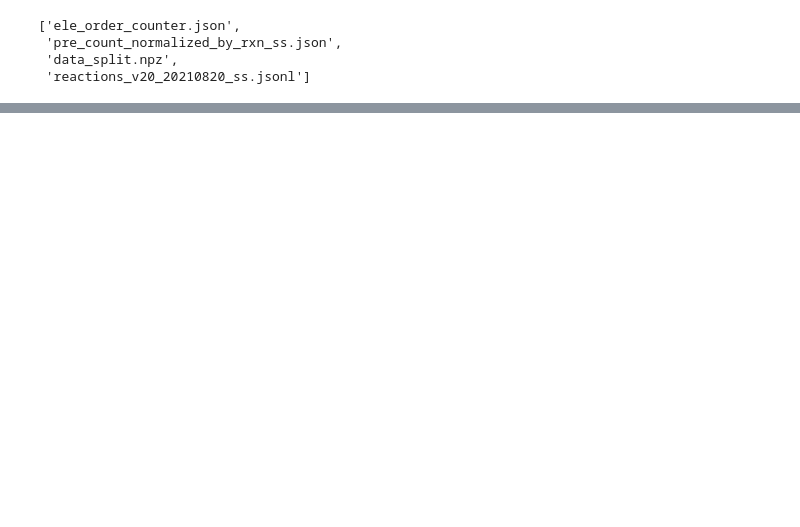
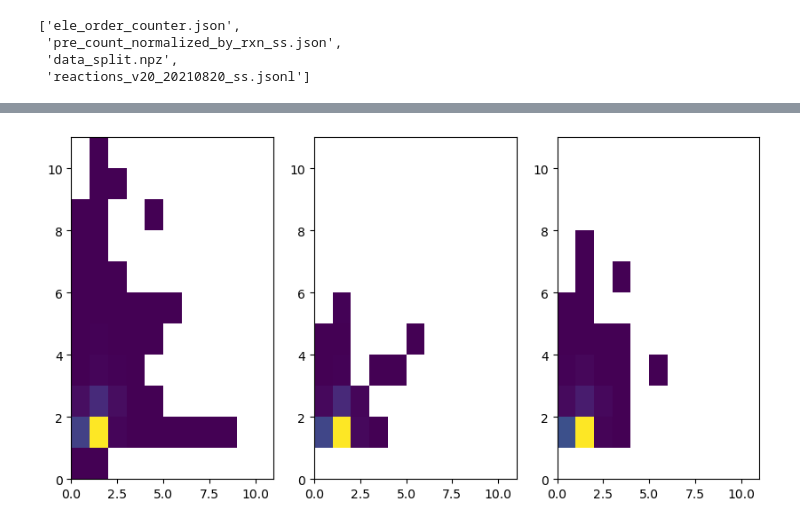
Before and after one commit to git-jhyang/inorganic_synthesis, a Jupyter notebook: notebooks/dataset.ipynb, the cells around one changed output, grey strips where cells are left out. Cells and saved outputs as stored; diff of their text form; code cells hidden in the pictures; blank space fills up the shorter version.

Commit message:
data analysis

```diff
--- a/notebooks/dataset.ipynb
+++ b/notebooks/dataset.ipynb
@@ -42,0 +109,5 @@ npz['test_reactions'][100]
+# %%
+for ds_rxn, ds in npz_data.items():
+    for i, d in enumerate(ds):
+        if len(d['target_comp']) != 1:
+            print(ds_rxn, i, d['raw_id'])
@@ -42,0 +148,16 @@ npz['test_reactions'][100]
+# %%
+import copy
+parsed_data = {}
+for k, ds in npz_data.items():
+    parsed_data[k] = []
+    for d in ds:
+        _d = {}
+        for _k in ['id', 'raw_index', 'doi', 'year', 'count_weight', 'synthesis_type', 'prototype_path', 'operations']:
+            _d[_k] = copy.deepcopy(d[_k])
+        tgt_vals = d['target_comp'][0]
+        _d['target_comp'] = {ele_dict[i]:tgt_vals[i] for i in np.where(tgt_vals != 0)[0]}
+
+        _d['precursors_comp'] = []
+        for prc_vals in d['precursors_comp']:
+            _d['precursors_comp'].append({ele_dict[i]: prc_vals[0][i] for i in np.where(prc_vals[0] != 0)[0]})
+        parsed_data[k].append(_d)
@@ -42,0 +168,3 @@ npz['test_reactions'][100]
+# %%
+for d in ds[:30]:
+    print([op['type'] for op in d['operations']])
@@ -42,0 +189,13 @@ npz['test_reactions'][100]
+# %%
+lengths = {}
+op_typs = {}
+for i, (k, ds) in enumerate(parsed_data.items()):
+    lengths[k] = np.zeros(50)
+    for d in ds:
+        ops = d['operations']
+        n = len(ops)
+        for op in ops:
+            op_typ = op['type']
+            if op_typ not in op_typs.keys():
+                op_typs[op_typ] = [0, 0, 0]
+            op_typs[op_typ][i] +=1
@@ -42,0 +269,8 @@ npz['test_reactions'][100]
+# %%
+cmap = mpl.cm.viridis
+cmap.set_under([1,1,1])
+f, axs = plt.subplots(1,3,figsize=(10,5))
+for i, (k,v) in enumerate(temp_time_map.items()):
+    axs[i].pcolormesh(v, vmin=1, cmap=cmap)
+# %% [output]
+[figure, added]
```
Also changed, not shown: parts of 20 cells of this notebook, 2 other files.
